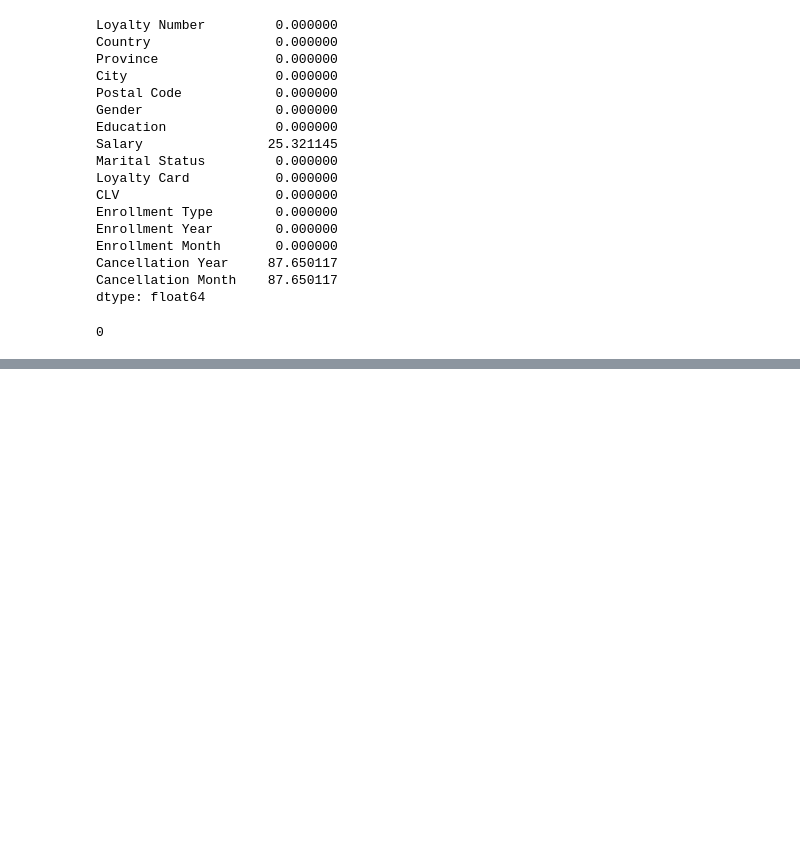
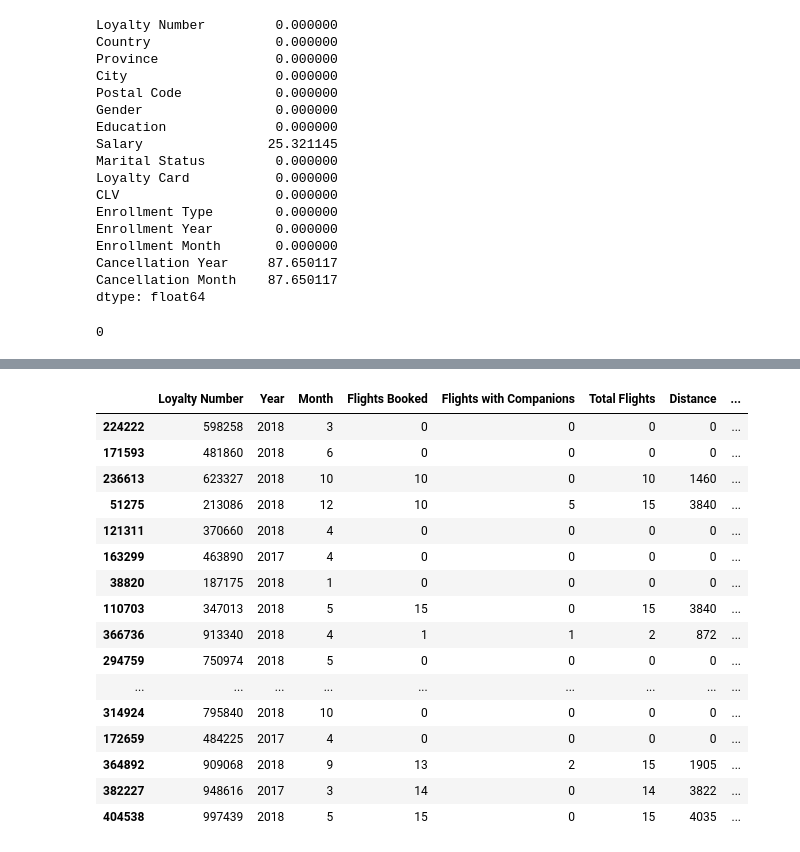
Before and after one commit to Adalab/bda-modulo-3-evaluacion-final-Beatriz-mij, a Jupyter notebook: Resolucion_evaluacion_MOD3.ipynb, the cells around one changed output, grey strips where cells are left out. Drawn from its saved outputs; the diff is of its cells as text; code cells hidden in the pictures; blank space fills up the shorter version.

```diff
--- a/Resolucion_evaluacion_MOD3.ipynb
+++ b/Resolucion_evaluacion_MOD3.ipynb
@@ -330,0 +357,20 @@ memory usage: 77.4+ MB
+# %%
+df_merged.sample(50)
+# %% [output]
+|  | Loyalty Number | Year | Month | Flights Booked | Flights with Companions | Total Flights | Distance | ... |
+| 224222 | 598258 | 2018 | 3 | 0 | 0 | 0 | 0 | ... |
+| 171593 | 481860 | 2018 | 6 | 0 | 0 | 0 | 0 | ... |
+| 236613 | 623327 | 2018 | 10 | 10 | 0 | 10 | 1460 | ... |
+| 51275 | 213086 | 2018 | 12 | 10 | 5 | 15 | 3840 | ... |
+| 121311 | 370660 | 2018 | 4 | 0 | 0 | 0 | 0 | ... |
+| 163299 | 463890 | 2017 | 4 | 0 | 0 | 0 | 0 | ... |
+| 38820 | 187175 | 2018 | 1 | 0 | 0 | 0 | 0 | ... |
+| 110703 | 347013 | 2018 | 5 | 15 | 0 | 15 | 3840 | ... |
+| 366736 | 913340 | 2018 | 4 | 1 | 1 | 2 | 872 | ... |
+| 294759 | 750974 | 2018 | 5 | 0 | 0 | 0 | 0 | ... |
+| ... | ... | ... | ... | ... | ... | ... | ... | ... |
+| 314924 | 795840 | 2018 | 10 | 0 | 0 | 0 | 0 | ... |
+| 172659 | 484225 | 2017 | 4 | 0 | 0 | 0 | 0 | ... |
+| 364892 | 909068 | 2018 | 9 | 13 | 2 | 15 | 1905 | ... |
+| 382227 | 948616 | 2017 | 3 | 14 | 0 | 14 | 3822 | ... |
+| 404538 | 997439 | 2018 | 5 | 15 | 0 | 15 | 4035 | ... |
```
Also changed, not shown: parts of 27 cells of this notebook, 3 other files.
